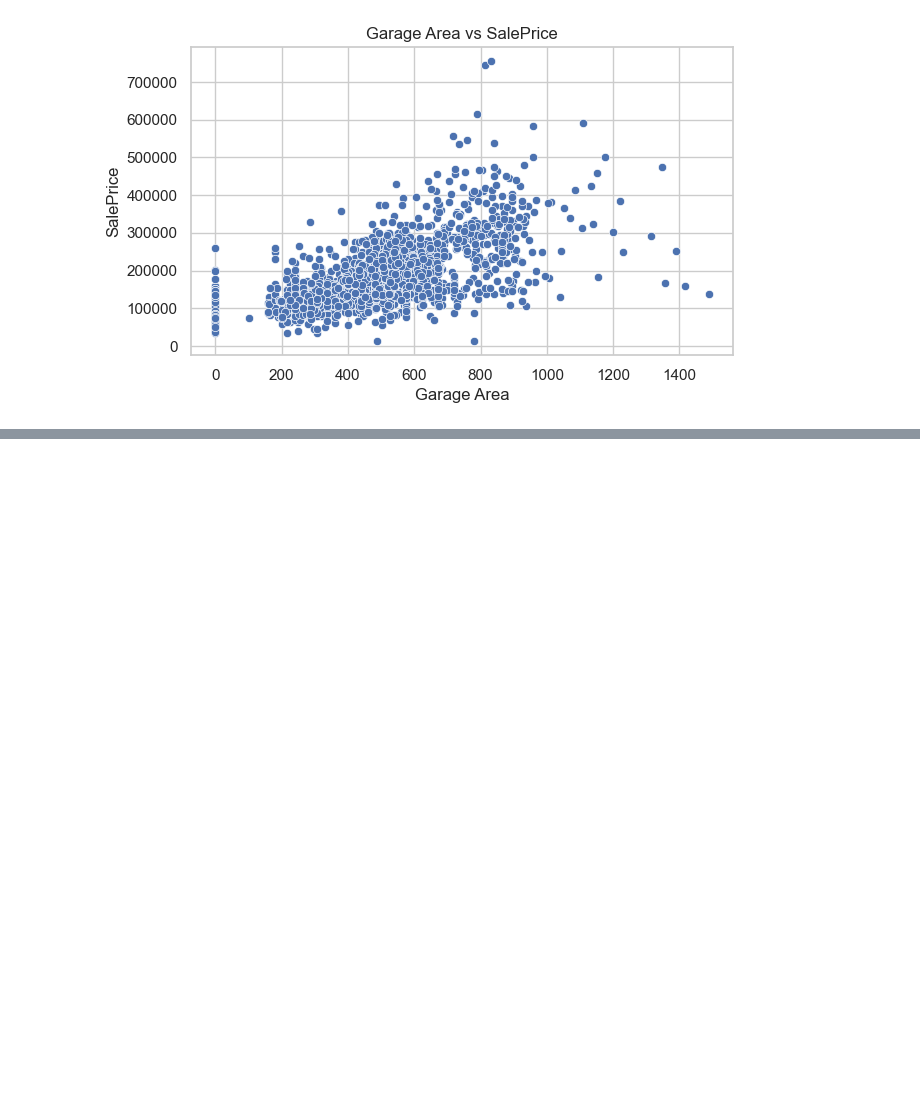
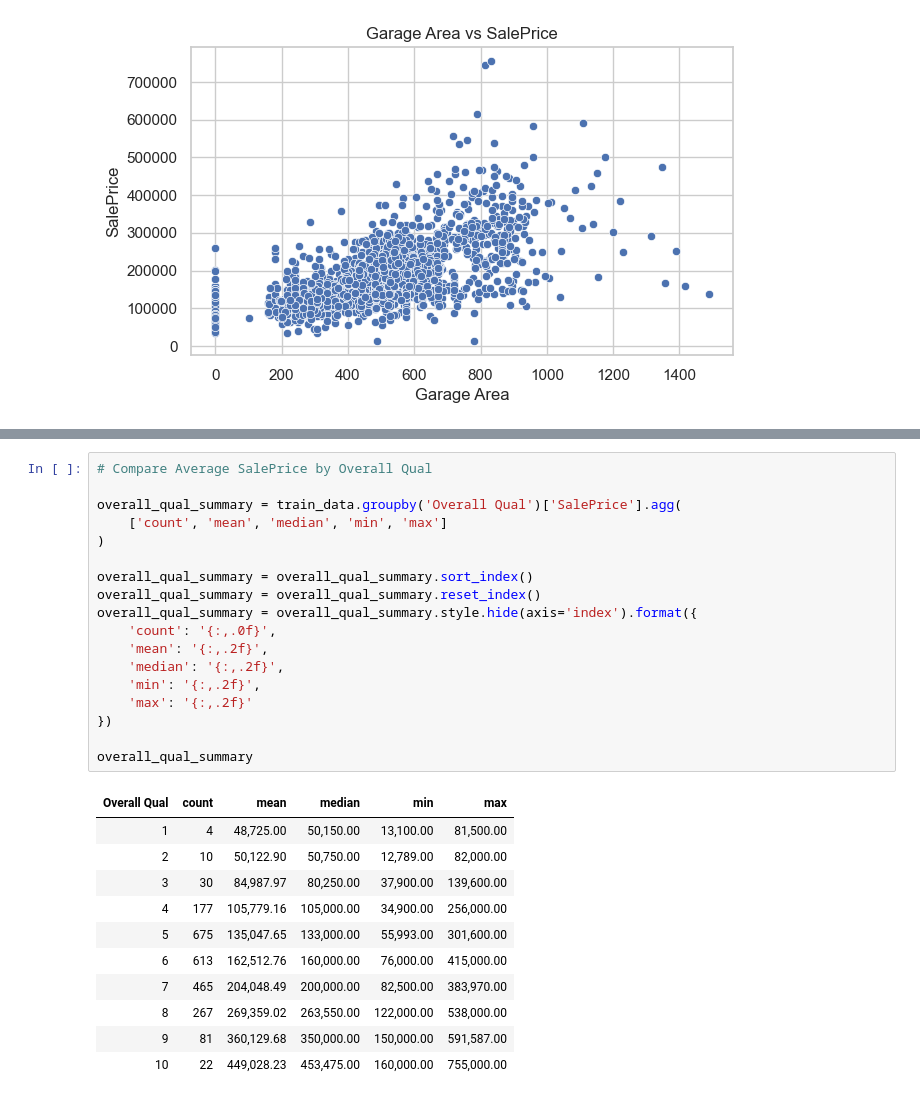
Before and after one commit to sanches-davi/ames-housing-price-prediction, a Jupyter notebook: notebooks/EDA.ipynb, the cells around one changed output, grey strips where cells are left out. Saved outputs shown, nothing was run; the diff lists cells and outputs as text; blank space fills up the shorter version.

```diff
--- a/notebooks/EDA.ipynb
+++ b/notebooks/EDA.ipynb
@@ -397,0 +420,30 @@ plt.show()
+# %%
+# Compare Average SalePrice by Overall Qual
+
+overall_qual_summary = train_data.groupby('Overall Qual')['SalePrice'].agg(
+    ['count', 'mean', 'median', 'min', 'max']
+)
+
+overall_qual_summary = overall_qual_summary.sort_index()
+overall_qual_summary = overall_qual_summary.reset_index()
+overall_qual_summary = overall_qual_summary.style.hide(axis='index').format({
+    'count': '{:,.0f}',
+    'mean': '{:,.2f}',
+    'median': '{:,.2f}',
+    'min': '{:,.2f}',
+    'max': '{:,.2f}'
+})
+
+overall_qual_summary
+# %% [output]
+| Overall Qual | count | mean | median | min | max |
+| 1 | 4 | 48,725.00 | 50,150.00 | 13,100.00 | 81,500.00 |
+| 2 | 10 | 50,122.90 | 50,750.00 | 12,789.00 | 82,000.00 |
+| 3 | 30 | 84,987.97 | 80,250.00 | 37,900.00 | 139,600.00 |
+| 4 | 177 | 105,779.16 | 105,000.00 | 34,900.00 | 256,000.00 |
+| 5 | 675 | 135,047.65 | 133,000.00 | 55,993.00 | 301,600.00 |
+| 6 | 613 | 162,512.76 | 160,000.00 | 76,000.00 | 415,000.00 |
+| 7 | 465 | 204,048.49 | 200,000.00 | 82,500.00 | 383,970.00 |
+| 8 | 267 | 269,359.02 | 263,550.00 | 122,000.00 | 538,000.00 |
+| 9 | 81 | 360,129.68 | 350,000.00 | 150,000.00 | 591,587.00 |
+| 10 | 22 | 449,028.23 | 453,475.00 | 160,000.00 | 755,000.00 |
```
Also changed, not shown: parts of 3 cells of this notebook.
